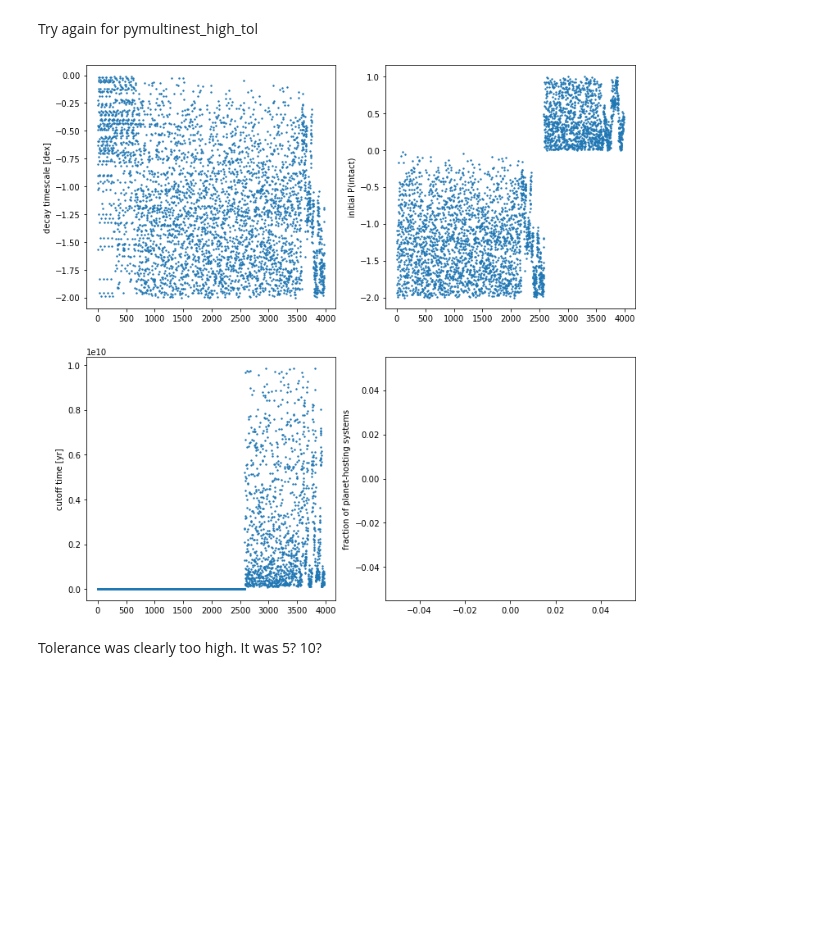
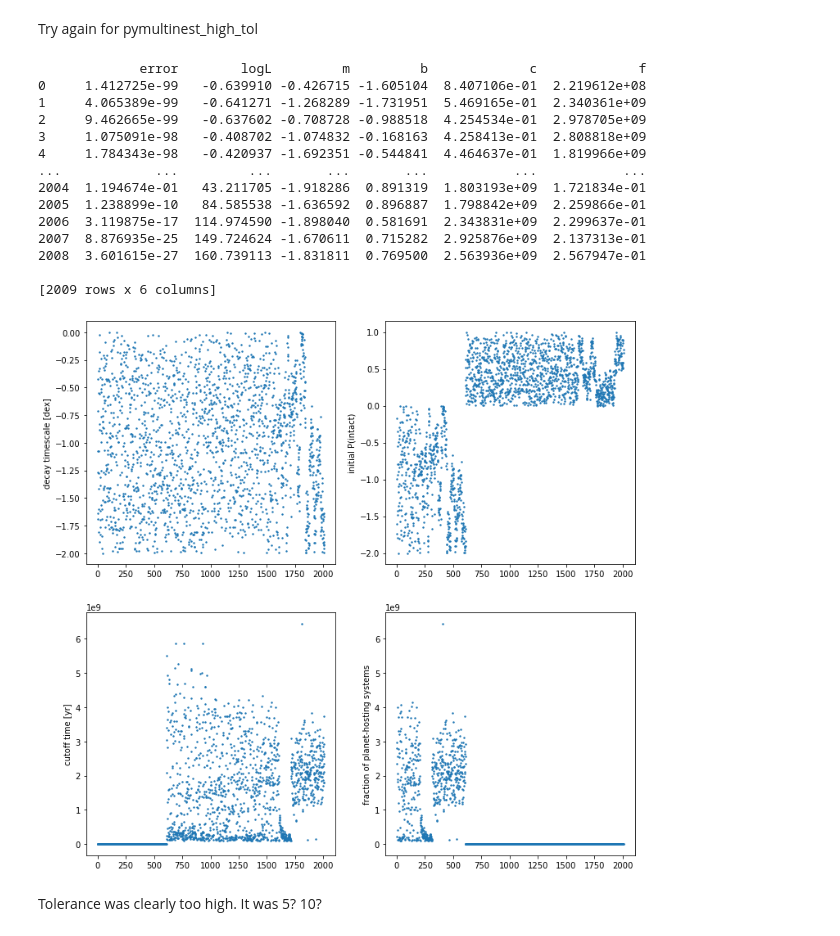
Before and after one commit to exoclam/sculpting, a Jupyter notebook: paper/figures.ipynb, the cells around one changed output. Saved outputs shown, nothing was run; the diff lists cells and outputs as text; code cells hidden in the pictures; blank space fills up the shorter version.

```diff
--- a/paper/figures.ipynb
+++ b/paper/figures.ipynb
@@ -183,29 +183,43 @@ plt.show()
 # %% [markdown]
 Try again for pymultinest_high_tol
 # %%
-multinest_df = pd.read_csv(path+'hipergator/pymultinest_high_tol/test_1_.txt', sep='\s+',
+multinest_df = pd.read_csv(path+'hipergator/pymultinest_test/test_1_old.txt', sep='\s+',
                            names=['error','logL','m','b','c','f'])
-#print(multinest_df)
+print(multinest_df)
 
 fig, axes = plt.subplots(figsize=(12,12))
 ax1 = plt.subplot2grid((2,2), (0,0))
 ax1.scatter(multinest_df.index, multinest_df.m, s=2)
 ax1.set_ylabel('decay timescale [dex]')
 
 ax2 = plt.subplot2grid((2,2), (0,1))
 ax2.scatter(multinest_df.index, multinest_df.b, s=2)
 ax2.set_ylabel('initial P(intact)')
 
 ax3 = plt.subplot2grid((2,2), (1,0))
 ax3.scatter(multinest_df.index, multinest_df.c, s=2)
 ax3.set_ylabel('cutoff time [yr]')
 
 ax4 = plt.subplot2grid((2,2), (1,1))
 ax4.scatter(multinest_df.index, multinest_df.f, s=2)
 ax4.set_ylabel('fraction of planet-hosting systems')
 #plt.savefig('posterior_chains.eps', format='eps')
 plt.show()
 # %% [output]
+             error        logL         m         b             c             f
+0     1.412725e-99   -0.639910 -0.426715 -1.605104  8.407106e-01  2.219612e+08
+1     4.065389e-99   -0.641271 -1.268289 -1.731951  5.469165e-01  2.340361e+09
+2     9.462665e-99   -0.637602 -0.708728 -0.988518  4.254534e-01  2.978705e+09
+3     1.075091e-98   -0.408702 -1.074832 -0.168163  4.258413e-01  2.808818e+09
+4     1.784343e-98   -0.420937 -1.692351 -0.544841  4.464637e-01  1.819966e+09
+...            ...         ...       ...       ...           ...           ...
+2004  1.194674e-01   43.211705 -1.918286  0.891319  1.803193e+09  1.721834e-01
+2005  1.238899e-10   84.585538 -1.636592  0.896887  1.798842e+09  2.259866e-01
+2006  3.119875e-17  114.974590 -1.898040  0.581691  2.343831e+09  2.299637e-01
+2007  8.876935e-25  149.724624 -1.670611  0.715282  2.925876e+09  2.137313e-01
+2008  3.601615e-27  160.739113 -1.831811  0.769500  2.563936e+09  2.567947e-01
+
+[2009 rows x 6 columns]
-[figure, old version]
+[figure, new version]
 # %% [markdown]
 Tolerance was clearly too high. It was 5? 10?
```
Also changed, not shown: parts of 7 cells of this notebook, 5 other files.
